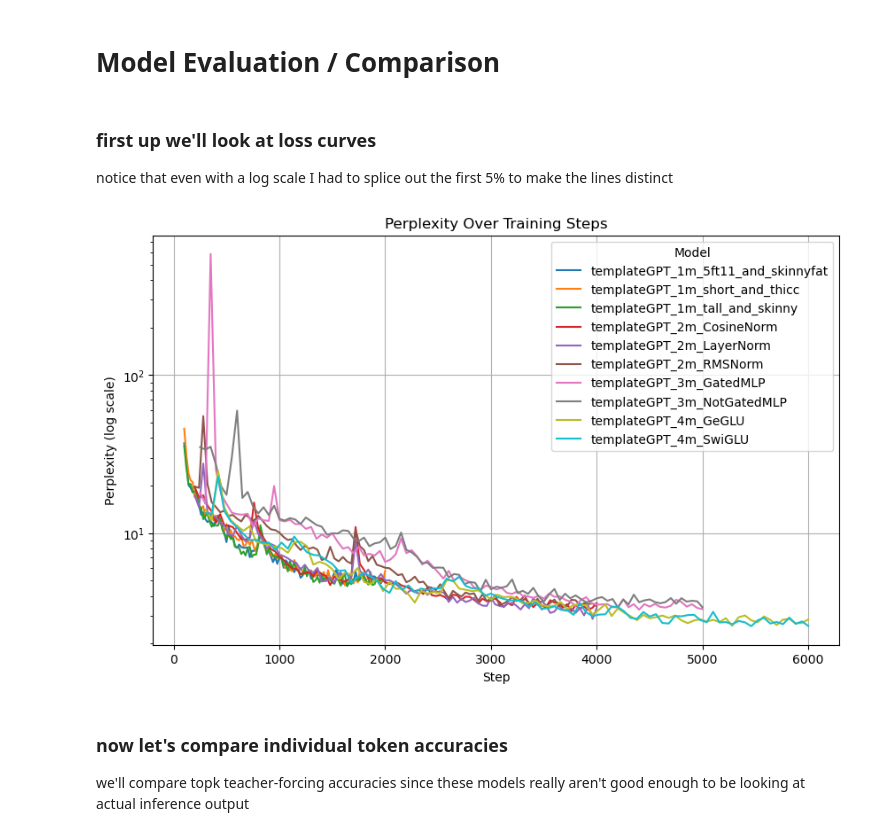
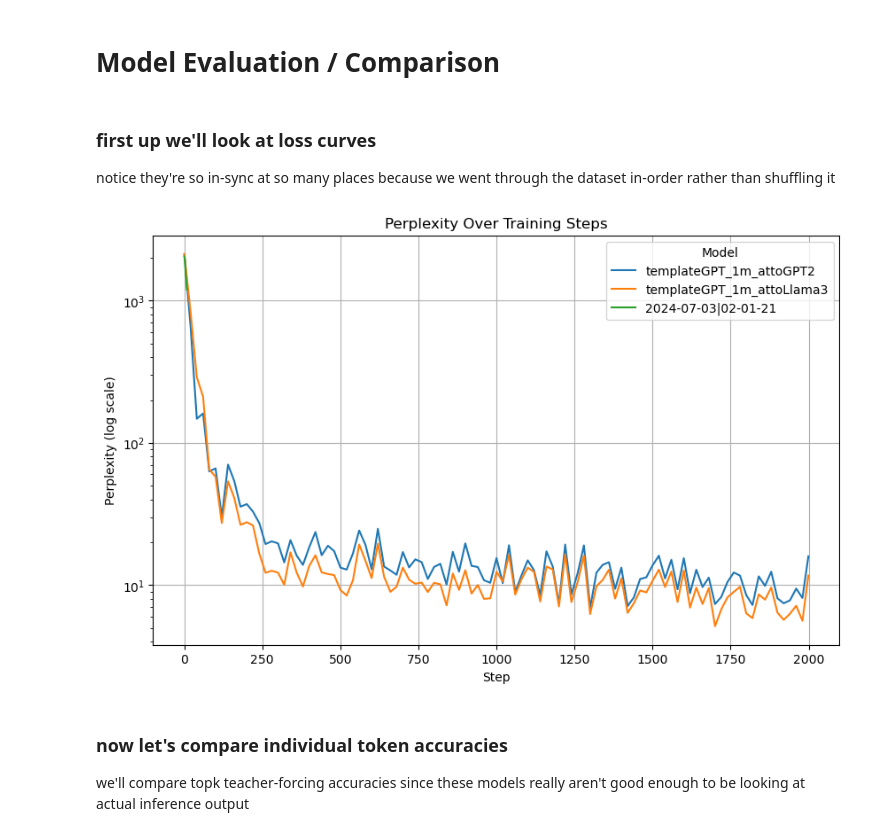
Before and after one commit to evintunador/templateGPT, a Jupyter notebook: model_comparison.ipynb, the cells around one changed output. Saved outputs shown, nothing was run; the diff lists cells and outputs as text; code cells hidden in the pictures.

Commit message:
fixed log_data.csv & model comparison

```diff
--- a/model_comparison.ipynb
+++ b/model_comparison.ipynb
@@ -16,23 +16,17 @@ from model_comparison import  plot_column_from_csv, evaluate_models
 # %%
 models_to_compare = [
-    'templateGPT_1m_5ft11_and_skinnyfat',
-    'templateGPT_1m_short_and_thicc',
-    'templateGPT_1m_tall_and_skinny',
-    'templateGPT_2m_CosineNorm',
-    'templateGPT_2m_LayerNorm',
-    'templateGPT_2m_RMSNorm',
-    'templateGPT_3m_GatedMLP',
-    'templateGPT_3m_NotGatedMLP',
-    'templateGPT_4m_GeGLU',
-    'templateGPT_4m_SwiGLU'
+    'templateGPT_1m_attoGPT2',
+    'templateGPT_1m_attoLlama3',
+    '2024-07-03|02-01-21'
 ]
 # %% [markdown]
 ### first up we'll look at loss curves
-notice that even with a log scale I had to splice out the first 5% to make the lines distinct
+
+notice they're so in-sync at so many places because we went through the dataset in-order rather than shuffling it
 # %%
-plot_column_from_csv(models_to_compare, 'Step', 'Perplexity', log_y=True, trim_percentage=5)
+plot_column_from_csv(models_to_compare, 'Step', 'Perplexity', log_y=True)
 # %% [output]
-[figure, old version]
+[figure, new version]
 # %% [markdown]
 ### now let's compare individual token accuracies
 we'll compare topk teacher-forcing accuracies since these models really aren't good enough to be looking at actual inference output
```
Also changed, not shown: parts of 3 cells of this notebook, 33 other files.
